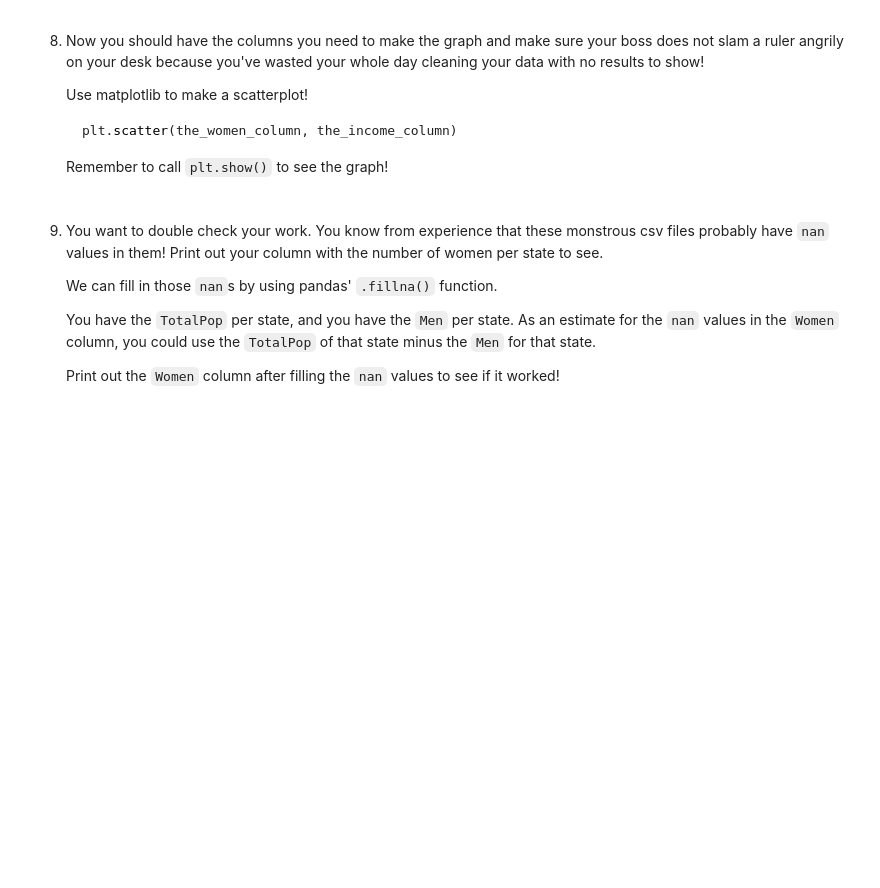
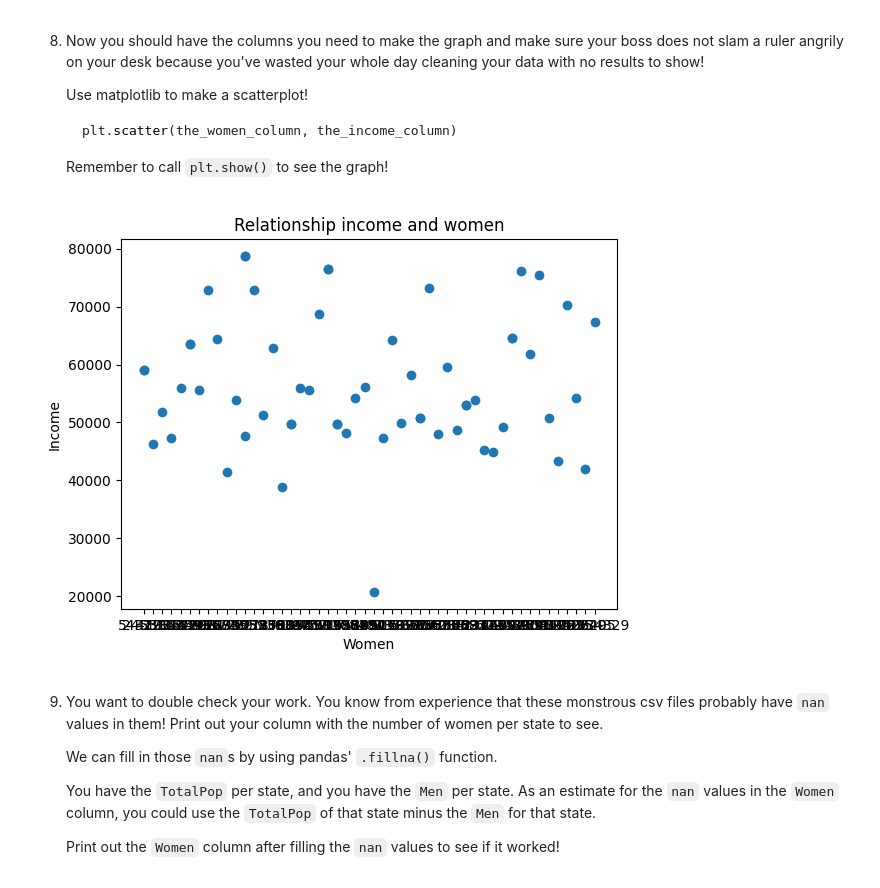
Before and after one commit to Tuminha/Cleaning-US-Census-Data, a Jupyter notebook: Cleaning US Census Data.ipynb, the cells around one changed output. Saved outputs shown, nothing was run; the diff lists cells and outputs as text; code cells hidden in the pictures; blank space fills up the shorter version.

Commit message:
Complete census data cleaning exercise: Add comprehensive data processing, visualizations, and updated README with project results

````diff
--- a/Cleaning US Census Data.ipynb
+++ b/Cleaning US Census Data.ipynb
@@ -32,3 +128,11 @@ import matplotlib.pyplot as plt
 ## Regex to the Rescue
 # %% [markdown]
 5. Use regex to turn the `Income` column into a format that is ready for conversion into a numerical type.
+# %%
+# Remove the dollar sign and commas using regex, then convert to numeric
+us_census["Income"] = us_census["Income"].replace('[\$,]', '', regex=True).astype(float)
+us_census["Income"] = pd.to_numeric(us_census["Income"])
+print("Checking if regex worked:")
+print(us_census["Income"].iloc[0])
+print("Checking that dtype for 'Income' worked:")
+print(us_census["Income"].dtype)
@@ -36,3 +145,7 @@ import matplotlib.pyplot as plt
 6. Look at the `GenderPop` column. We are going to want to separate this into two columns, the `Men` column, and the `Women` column.
 
    Split the column into those two new columns using `str.split` and separating out those results.
+# %%
+us_census[["Men", "Women"]] = us_census["GenderPop"].str.split("_", expand=True)
+print("Checking new two columns properly separated:")
+print(us_census.head())
@@ -40,3 +168,9 @@ import matplotlib.pyplot as plt
 7. Convert both of the columns into numerical datatypes.
 
    There is still an `M` or an `F` character in each entry! We should remove those before we convert.
+# %%
+us_census["Men"] = us_census["Men"].str.replace("M", "")
+us_census["Women"] = us_census["Women"].str.replace("F", "")
+
+print("Checking that 'M' and 'F' were removed:")
+print(us_census.head())
@@ -50,6 +199,14 @@ import matplotlib.pyplot as plt
    ```
 
    Remember to call `plt.show()` to see the graph!
+# %%
+plt.title("Relationship income and women")
+plt.xlabel("Women")
+plt.ylabel("Income")
+plt.scatter(us_census["Women"], us_census["Income"])
+plt.show()
+# %% [output]
+[figure, added]
 # %% [markdown]
 9. You want to double check your work. You know from experience that these monstrous csv files probably have `nan` values in them! Print out your column with the number of women per state to see.
 
````
Also changed, not shown: parts of 16 cells of this notebook, 7 other files.
